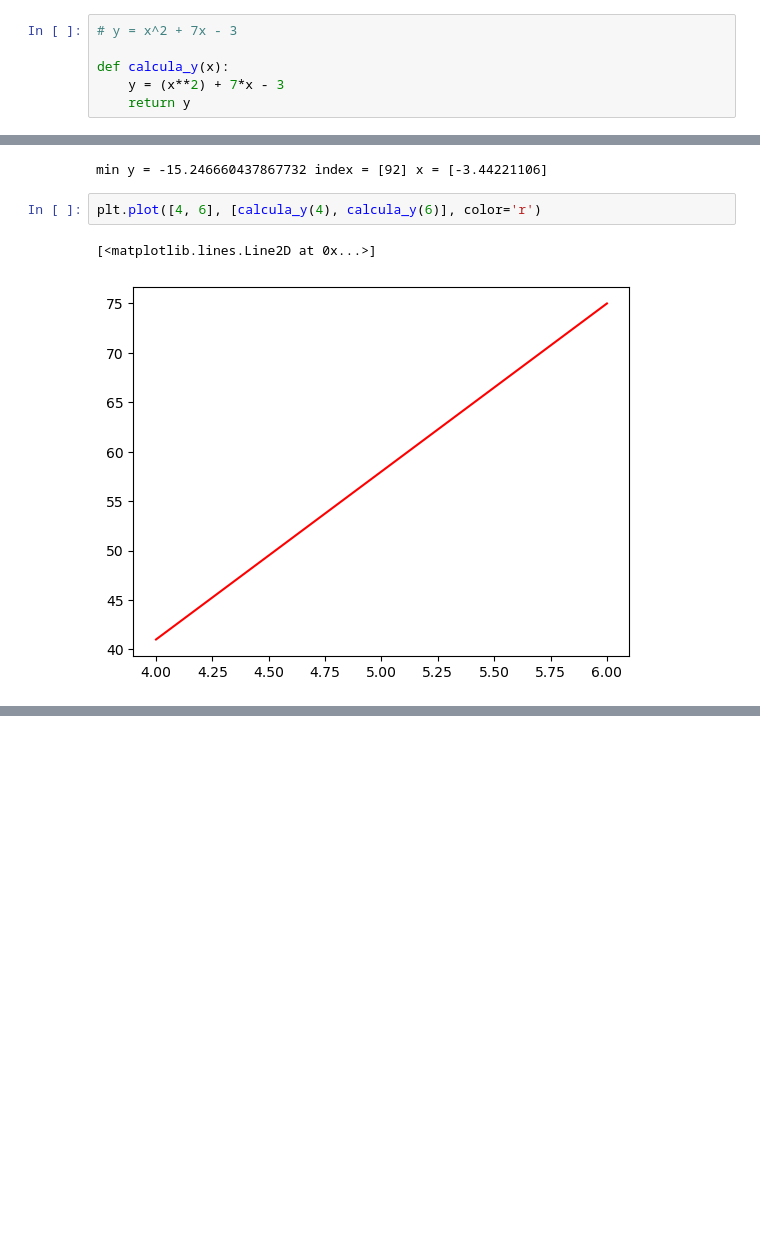
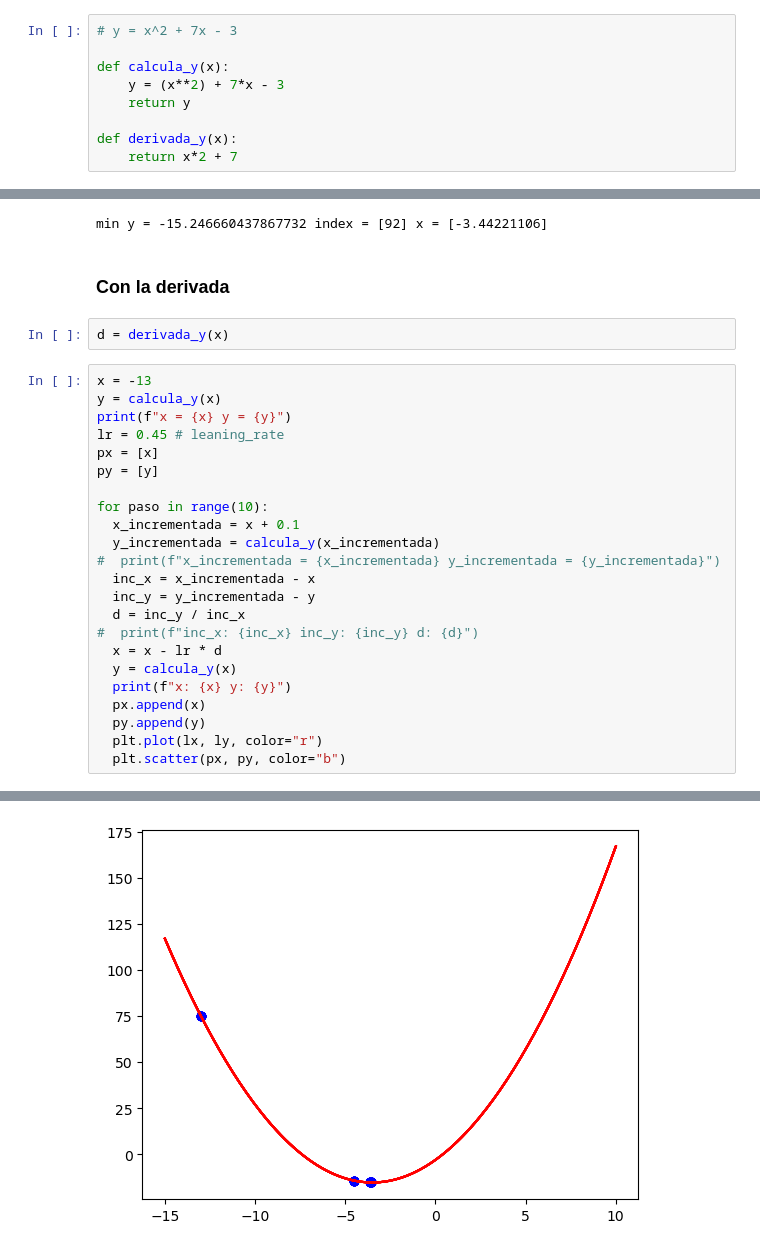
Before and after one commit to DaniMartinezX/carpeta_IA, a Jupyter notebook: Programacion de IA/tirmestre_2/sgd.ipynb, the cells around one changed output, grey strips where cells are left out. Drawn from its saved outputs; the diff is of its cells as text; blank space fills up the shorter version.

```diff
--- a/Programacion de IA/tirmestre_2/sgd.ipynb
+++ b/Programacion de IA/tirmestre_2/sgd.ipynb
@@ -10,6 +10,9 @@ import matplotlib.pyplot as plt
 def calcula_y(x):
     y = (x**2) + 7*x - 3
     return y
+
+def derivada_y(x):
+    return x*2 + 7
 # %%
 x = np.array([1,2,3,4]).astype(float)
 y = calcula_y(x)
@@ -31,8 +114,31 @@ plt.plot([4, 6], [calcula_y(4), calcula_y(6)], color='b')
 print(f'min y = {ly.min()} index = {np.where(ly == ly.min())[0]} x = {lx[np.where(ly == ly.min())[0]]}')
 # %% [output]
 min y = -15.246660437867732 index = [92] x = [-3.44221106]
-# %%
-plt.plot([4, 6], [calcula_y(4), calcula_y(6)], color='r')
-# %% [output]
-[<matplotlib.lines.Line2D at 0x...>]
-[figure, removed]
+# %% [markdown]
+### Con la derivada
+# %%
+d = derivada_y(x)
+# %%
+x = -13
+y = calcula_y(x)
+print(f"x = {x} y = {y}")
+lr = 0.45 # leaning_rate
+px = [x]
+py = [y]
+
+for paso in range(10):
+  x_incrementada = x + 0.1
+  y_incrementada = calcula_y(x_incrementada)
+#  print(f"x_incrementada = {x_incrementada} y_incrementada = {y_incrementada}")
+  inc_x = x_incrementada - x
+  inc_y = y_incrementada - y
+  d = inc_y / inc_x
+#  print(f"inc_x: {inc_x} inc_y: {inc_y} d: {d}")
+  x = x - lr * d
+  y = calcula_y(x)
+  print(f"x: {x} y: {y}")
+  px.append(x)
+  py.append(y)
+  plt.plot(lx, ly, color="r")
+  plt.scatter(px, py, color="b")
+# %% [output]
@@ -38,0 +156 @@ plt.plot([4, 6], [calcula_y(4), calcula_y(6)], color='r')
+[figure, added]
```
Also changed, not shown: parts of 4 cells of this notebook, 1 other file.
